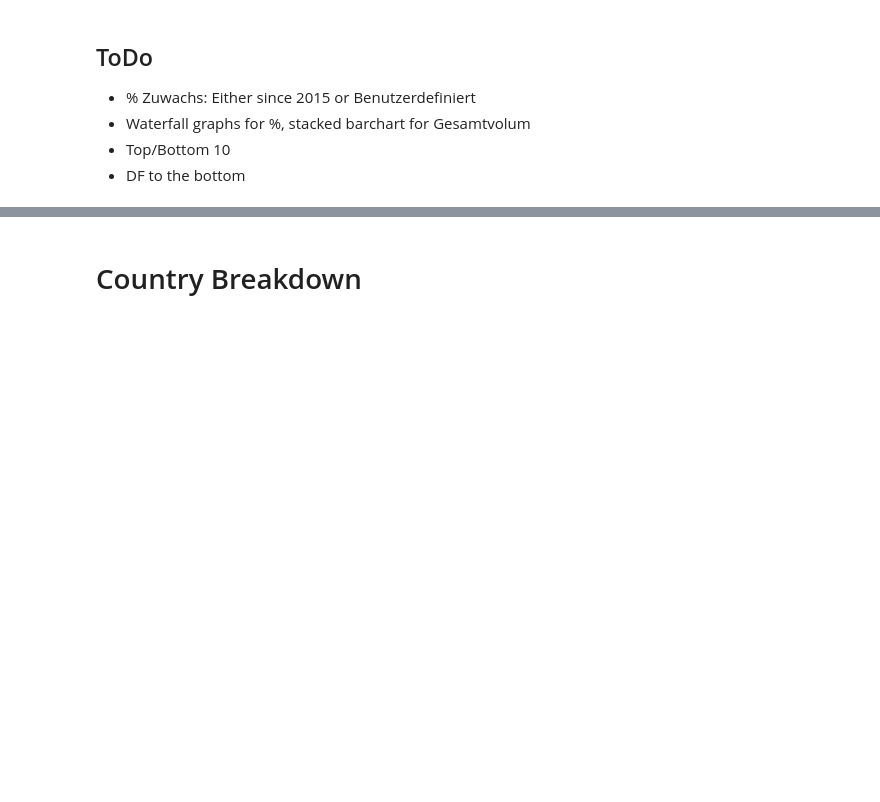
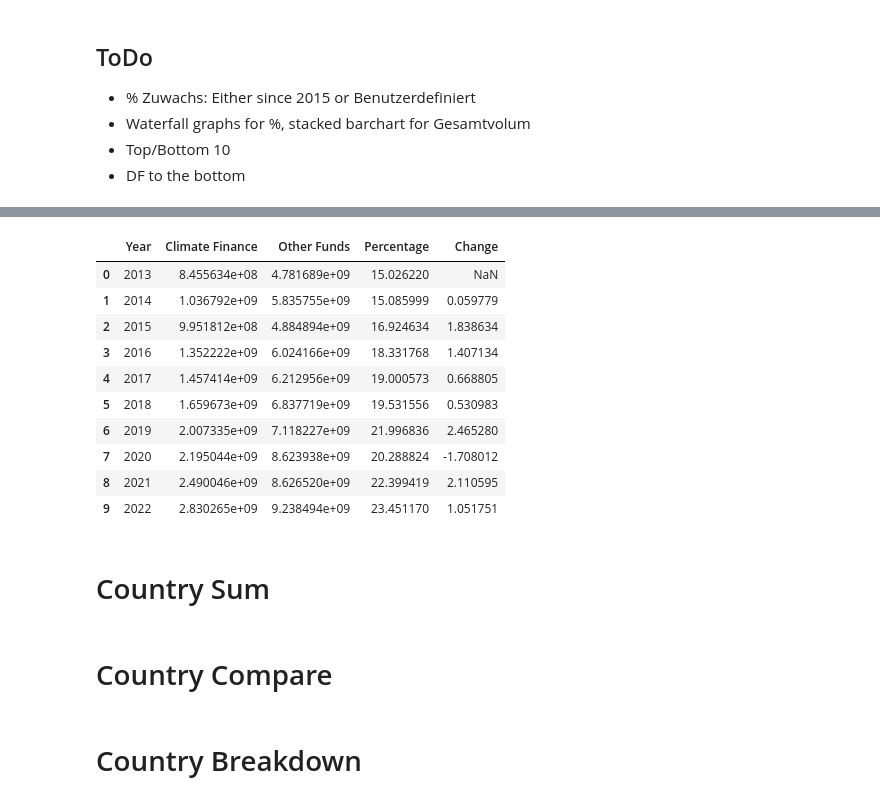
Before and after one commit to Samuel-Drewes/KlimaPortfolios, a Jupyter notebook: notebooks/first_play.ipynb, the cells around one changed output, grey strips where cells are left out. Drawn from its saved outputs; the diff is of its cells as text; code cells hidden in the pictures; blank space fills up the shorter version.

```diff
--- a/notebooks/first_play.ipynb
+++ b/notebooks/first_play.ipynb
@@ -258,3 +267,23 @@ full_globe_df.to_csv('../upload_data/globe_df_to_show.csv')
+# %%
+full_globe_df = pd.read_csv('../upload_data/globe_df_to_show.csv')
+# %%
+full_globe_df
+# %% [output]
+|  | Year | Climate Finance | Other Funds | Percentage | Change |
+| 0 | 2013 | 8.455634e+08 | 4.781689e+09 | 15.026220 | NaN |
+| 1 | 2014 | 1.036792e+09 | 5.835755e+09 | 15.085999 | 0.059779 |
+| 2 | 2015 | 9.951812e+08 | 4.884894e+09 | 16.924634 | 1.838634 |
+| 3 | 2016 | 1.352222e+09 | 6.024166e+09 | 18.331768 | 1.407134 |
+| 4 | 2017 | 1.457414e+09 | 6.212956e+09 | 19.000573 | 0.668805 |
+| 5 | 2018 | 1.659673e+09 | 6.837719e+09 | 19.531556 | 0.530983 |
+| 6 | 2019 | 2.007335e+09 | 7.118227e+09 | 21.996836 | 2.465280 |
+| 7 | 2020 | 2.195044e+09 | 8.623938e+09 | 20.288824 | -1.708012 |
+| 8 | 2021 | 2.490046e+09 | 8.626520e+09 | 22.399419 | 2.110595 |
+| 9 | 2022 | 2.830265e+09 | 9.238494e+09 | 23.451170 | 1.051751 |
+# %% [markdown]
+# Country Sum
+# %% [markdown]
+# Country Compare
 # %% [markdown]
 # Country Breakdown
 # %%
```
Also changed, not shown: parts of 55 cells of this notebook, 1 other file.
